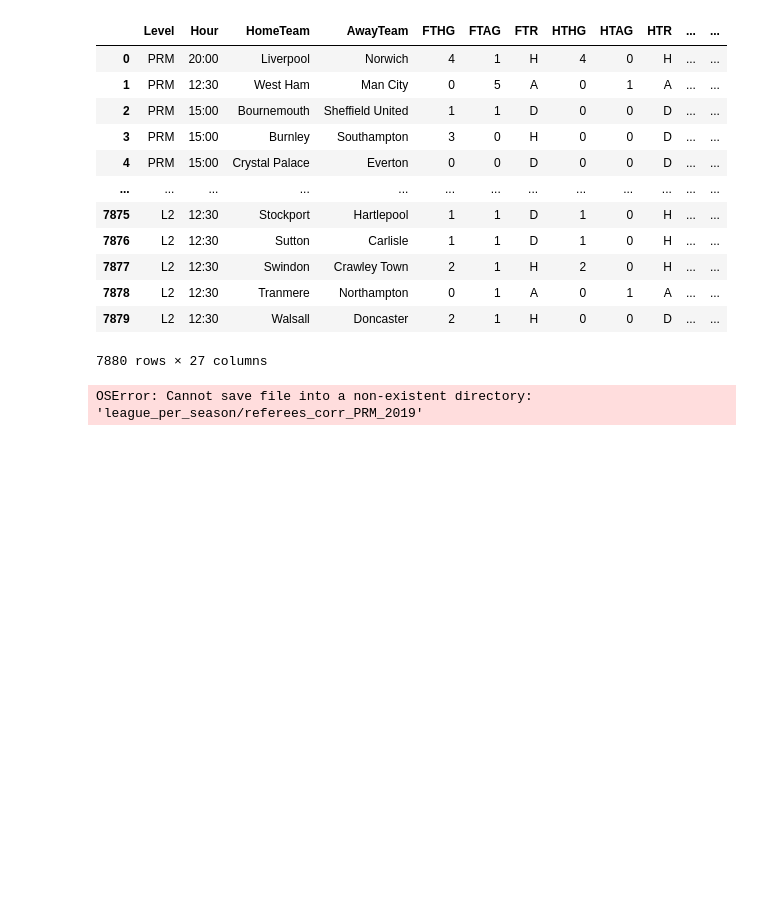
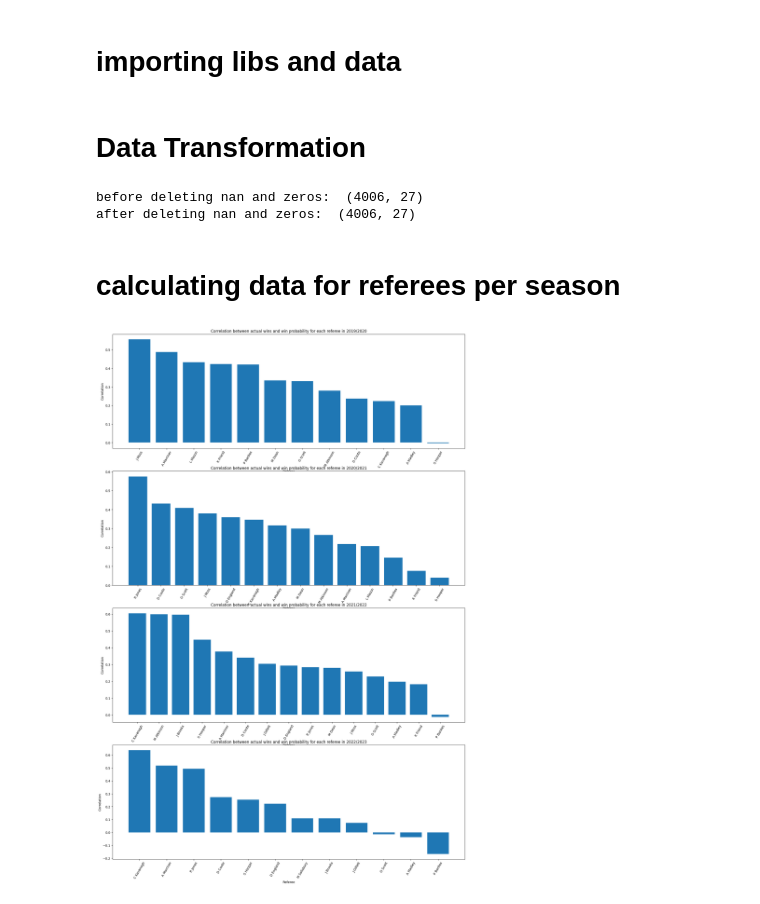
Before and after one commit to jakubzie/HackathonAGH, a Jupyter notebook: wizualizacja.ipynb, the cells around one changed output. Cells and saved outputs as stored; diff of their text form; code cells hidden in the pictures; blank space fills up the shorter version.

Commit message:
data update

```diff
--- a/wizualizacja.ipynb
+++ b/wizualizacja.ipynb
@@ -1,12 +1,19 @@
+# %% [markdown]
+# importing libs and data
+# %%
+import numpy as np
+import pandas as pd
+import matplotlib.pyplot as plt
+
+data = pd.read_csv('all.csv')
+
+def b365_odds_to_probability(odds):
+
+    probability = 1 / odds
+    return probability
+# %% [markdown]
+# Data Transformation
 # %%
-import numpy as np
-import pandas as pd
-import matplotlib.pyplot as plt
-import warnings
-warnings.filterwarnings('ignore')
-
-data = pd.read_csv('PRM_L2.csv')
-# transform date to season
 data['Date'] = pd.to_datetime(data['Date'], format='%d.%m.%Y')
 data['Season'] = np.where(
     data['Date'].dt.month >= 8,
@@ -15,32 +22,23 @@ data['Season'] = np.where(
 )
 data['Season'] = data['Season'].astype('category')
 data.drop(['Date'], axis=1, inplace=True)
+print('before deleting nan and zeros: ', data.shape)
 data.dropna()
-
-def b365_odds_to_probability(odds):
-
-    probability = 1 / odds if odds > 1 else 1 - odds
-    return probability
-
-leagues = data['Level'].unique()
-data
+data = data[data['B365H'] != 0]
+data = data[data['B365D'] != 0]
+data = data[data['B365A'] != 0]
+print('after deleting nan and zeros: ', data.shape)
 # %% [output]
-|  | Level | Hour | HomeTeam | AwayTeam | FTHG | FTAG | FTR | HTHG | HTAG | HTR | ... | ... |
-| 0 | PRM | 20:00 | Liverpool | Norwich | 4 | 1 | H | 4 | 0 | H | ... | ... |
-| 1 | PRM | 12:30 | West Ham | Man City | 0 | 5 | A | 0 | 1 | A | ... | ... |
-| 2 | PRM | 15:00 | Bournemouth | Sheffield United | 1 | 1 | D | 0 | 0 | D | ... | ... |
-| 3 | PRM | 15:00 | Burnley | Southampton | 3 | 0 | H | 0 | 0 | D | ... | ... |
-| 4 | PRM | 15:00 | Crystal Palace | Everton | 0 | 0 | D | 0 | 0 | D | ... | ... |
-| ... | ... | ... | ... | ... | ... | ... | ... | ... | ... | ... | ... | ... |
-| 7875 | L2 | 12:30 | Stockport | Hartlepool | 1 | 1 | D | 1 | 0 | H | ... | ... |
-| 7876 | L2 | 12:30 | Sutton | Carlisle | 1 | 1 | D | 1 | 0 | H | ... | ... |
-| 7877 | L2 | 12:30 | Swindon | Crawley Town | 2 | 1 | H | 2 | 0 | H | ... | ... |
-| 7878 | L2 | 12:30 | Tranmere | Northampton | 0 | 1 | A | 0 | 1 | A | ... | ... |
-| 7879 | L2 | 12:30 | Walsall | Doncaster | 2 | 1 | H | 0 | 0 | D | ... | ... |
-7880 rows × 27 columns
+before deleting nan and zeros:  (4006, 27)
+after deleting nan and zeros:  (4006, 27)
+# %% [markdown]
+# calculating data for referees per season
 # %%
+leagues = data['Level'].unique()
+n_seasons = data['Season'].nunique()
+
 groupedreferees = data.groupby('Referee')
-referees = {name: referee for name, referee in groupedreferees if len(referee) > 0}
+referees = {name: referee for name, referee in groupedreferees}
 
 for i, referee in enumerate(referees):
     referees[referee]['B365H_prob'] = referees[referee]['B365H'].apply(b365_odds_to_probability)
@@ -48,7 +46,6 @@ for i, referee in enumerate(referees):
     referees[referee]['B365A_prob'] = referees[referee]['B365A'].apply(b365_odds_to_probability)
 
 seasonal_data = {}
-n_seasons = data['Season'].nunique()
 
 for i, season in enumerate(data['Season'].unique()):
     league_referees_corr = {}
@@ -58,32 +55,32 @@ for i, season in enumerate(data['Season'].unique()):
 
     # calculate correlation between actual wins and win  where referees are indexes and columns are home_corr, draw_corr and away_corr
     for league in leagues:
         for i, referee in enumerate(referees):
             league_referees_corr[league].loc[referee, 'matches'] = len(referees[referee][(referees[referee]['Level'] == league) & (referees[referee]['Season'] == season)])
             league_referees_corr[league].loc[referee, 'home_corr'] = referees[referee][(referees[referee]['Level'] == league) & (referees[referee]['Season'] == season)]['B365H_prob'].corr(referees[referee][(referees[referee]['Level'] == league) & (referees[referee]['Season'] == season)]['FTR'] == 'H')
             league_referees_corr[league].loc[referee, 'draw_corr'] = referees[referee][(referees[referee]['Level'] == league) & (referees[referee]['Season'] == season)]['B365D_prob'].corr(referees[referee][(referees[referee]['Level'] == league) & (referees[referee]['Season'] == season)]['FTR'] == 'D')
             league_referees_corr[league].loc[referee, 'away_corr'] = referees[referee][(referees[referee]['Level'] == league) & (referees[referee]['Season'] == season)]['B365A_prob'].corr(referees[referee][(referees[referee]['Level'] == league) & (referees[referee]['Season'] == season)]['FTR'] == 'A')
         league_referees_corr[league]['mean_corr'] = league_referees_corr[league][['home_corr', 'draw_corr', 'away_corr']].mean(axis=1)
         league_referees_corr[league].sort_values(by='mean_corr', inplace=True, ascending=False)
     for league in leagues:
         league_referees_corr[league].dropna(inplace=True)
         league_referees_corr[league].to_csv('referees_corr_{}.csv'.format(league))
 
     PRM_referees = league_referees_corr['PRM'].index
     for league in leagues:
         #league_referees_corr[league] = league_referees_corr[league].loc[league_referees_corr[league].index.intersection(PRM_referees)]
-        league_referees_corr[league].sort_values(by='matches', inplace=True, ascending=False)
+        league_referees_corr[league].sort_values(by='mean_corr', inplace=True, ascending=False)
         league_referees_corr[league].to_csv('./league_per_season/referees_corr_{}_{}.csv'.format(league, season.replace('/', '-')))
     seasonal_data[season] = league_referees_corr
 
 #plot correlation between actual wins and win probability for each referee
 axes = plt.subplots(nrows=n_seasons, ncols=1, figsize=(20, 30))
 for i, season in enumerate(data['Season'].unique()):
     plt.subplot(n_seasons, 1, i + 1)
     plt.title('Correlation between actual wins and win probability for each referee in {}'.format(season))
     plt.xlabel('Referee')
     plt.ylabel('Correlation')
     plt.bar(seasonal_data[season]['PRM'].index, seasonal_data[season]['PRM']['mean_corr'])
     plt.xticks(rotation=60)
 # %% [output]
-OSError: Cannot save file into a non-existent directory: 'league_per_season/referees_corr_PRM_2019'
+[figure, added]
```
Also changed, not shown: parts of 2 cells of this notebook, 40 other files.
